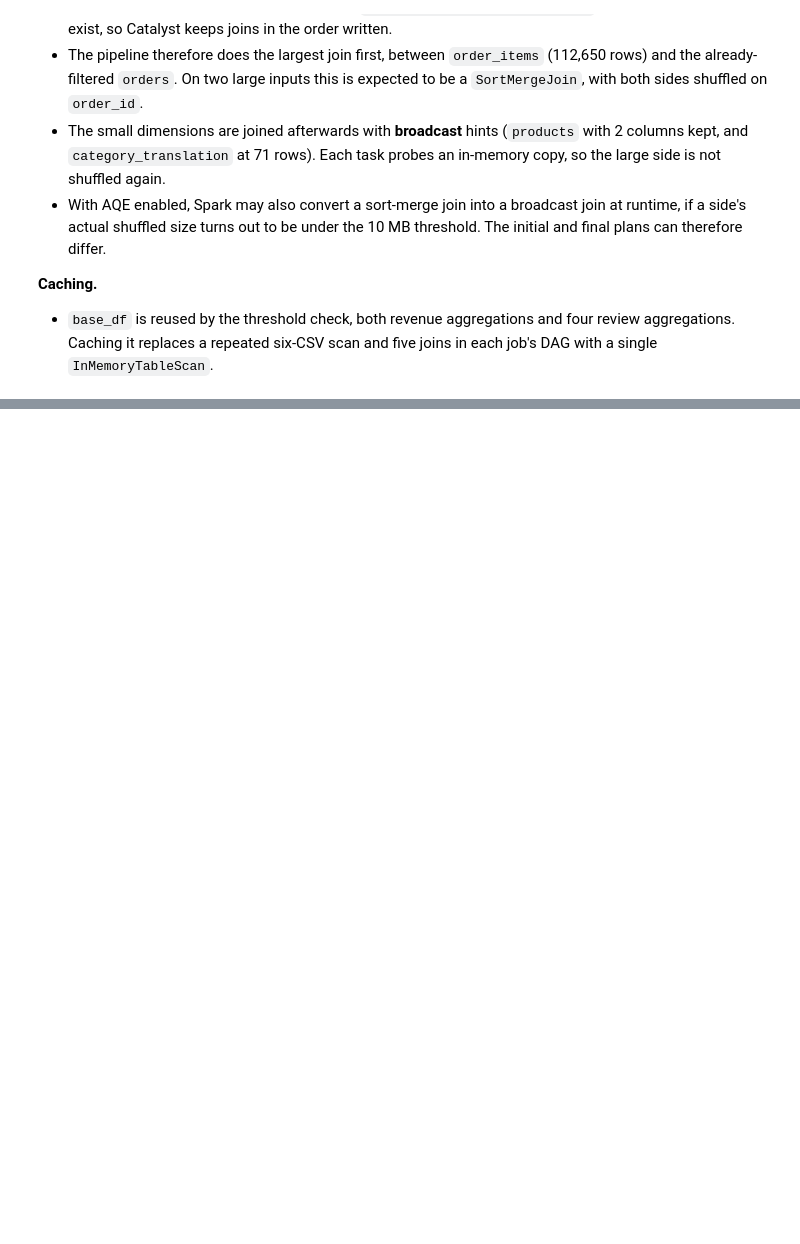
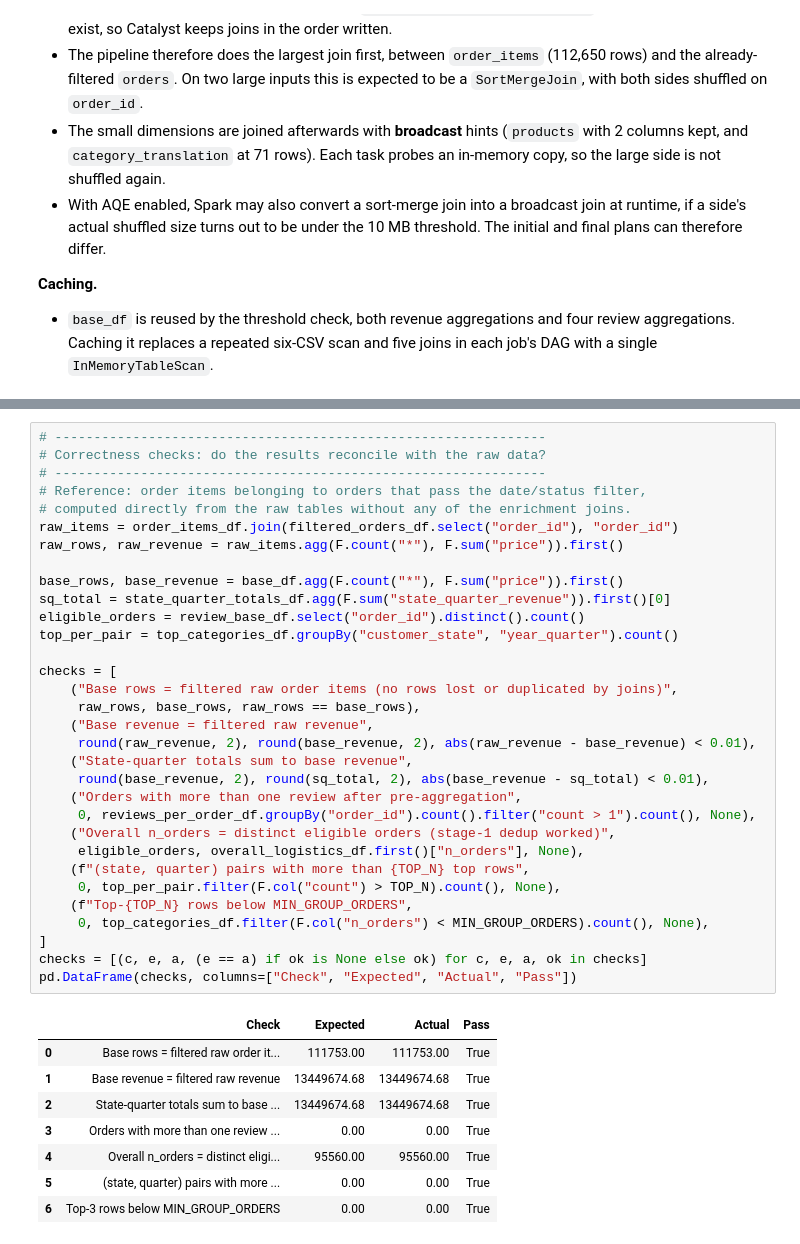
Before and after one commit to ndec0001-max/ITO5202, a Jupyter notebook: assessment1.ipynb, the cells around one changed output, grey strips where cells are left out. Saved outputs shown, nothing was run; the diff lists cells and outputs as text; blank space fills up the shorter version.

```diff
--- a/assessment1.ipynb
+++ b/assessment1.ipynb
@@ -1184,0 +1659,41 @@ The points below describe how filtering, projection and join ordering shape the
+# %%
+# ---------------------------------------------------------------
+# Correctness checks: do the results reconcile with the raw data?
+# ---------------------------------------------------------------
+# Reference: order items belonging to orders that pass the date/status filter,
+# computed directly from the raw tables without any of the enrichment joins.
+raw_items = order_items_df.join(filtered_orders_df.select("order_id"), "order_id")
+raw_rows, raw_revenue = raw_items.agg(F.count("*"), F.sum("price")).first()
+
+base_rows, base_revenue = base_df.agg(F.count("*"), F.sum("price")).first()
+sq_total = state_quarter_totals_df.agg(F.sum("state_quarter_revenue")).first()[0]
+eligible_orders = review_base_df.select("order_id").distinct().count()
+top_per_pair = top_categories_df.groupBy("customer_state", "year_quarter").count()
+
+checks = [
+    ("Base rows = filtered raw order items (no rows lost or duplicated by joins)",
+     raw_rows, base_rows, raw_rows == base_rows),
+    ("Base revenue = filtered raw revenue",
+     round(raw_revenue, 2), round(base_revenue, 2), abs(raw_revenue - base_revenue) < 0.01),
+    ("State-quarter totals sum to base revenue",
+     round(base_revenue, 2), round(sq_total, 2), abs(base_revenue - sq_total) < 0.01),
+    ("Orders with more than one review after pre-aggregation",
+     0, reviews_per_order_df.groupBy("order_id").count().filter("count > 1").count(), None),
+    ("Overall n_orders = distinct eligible orders (stage-1 dedup worked)",
+     eligible_orders, overall_logistics_df.first()["n_orders"], None),
+    (f"(state, quarter) pairs with more than {TOP_N} top rows",
+     0, top_per_pair.filter(F.col("count") > TOP_N).count(), None),
+    (f"Top-{TOP_N} rows below MIN_GROUP_ORDERS",
+     0, top_categories_df.filter(F.col("n_orders") < MIN_GROUP_ORDERS).count(), None),
+]
+checks = [(c, e, a, (e == a) if ok is None else ok) for c, e, a, ok in checks]
+pd.DataFrame(checks, columns=["Check", "Expected", "Actual", "Pass"])
+# %% [output]
+|  | Check | Expected | Actual | Pass |
+| 0 | Base rows = filtered raw order it... | 111753.00 | 111753.00 | True |
+| 1 | Base revenue = filtered raw revenue | 13449674.68 | 13449674.68 | True |
+| 2 | State-quarter totals sum to base ... | 13449674.68 | 13449674.68 | True |
+| 3 | Orders with more than one review ... | 0.00 | 0.00 | True |
+| 4 | Overall n_orders = distinct eligi... | 95560.00 | 95560.00 | True |
+| 5 | (state, quarter) pairs with more ... | 0.00 | 0.00 | True |
+| 6 | Top-3 rows below MIN_GROUP_ORDERS | 0.00 | 0.00 | True |
```
Also changed, not shown: parts of 15 cells of this notebook.
